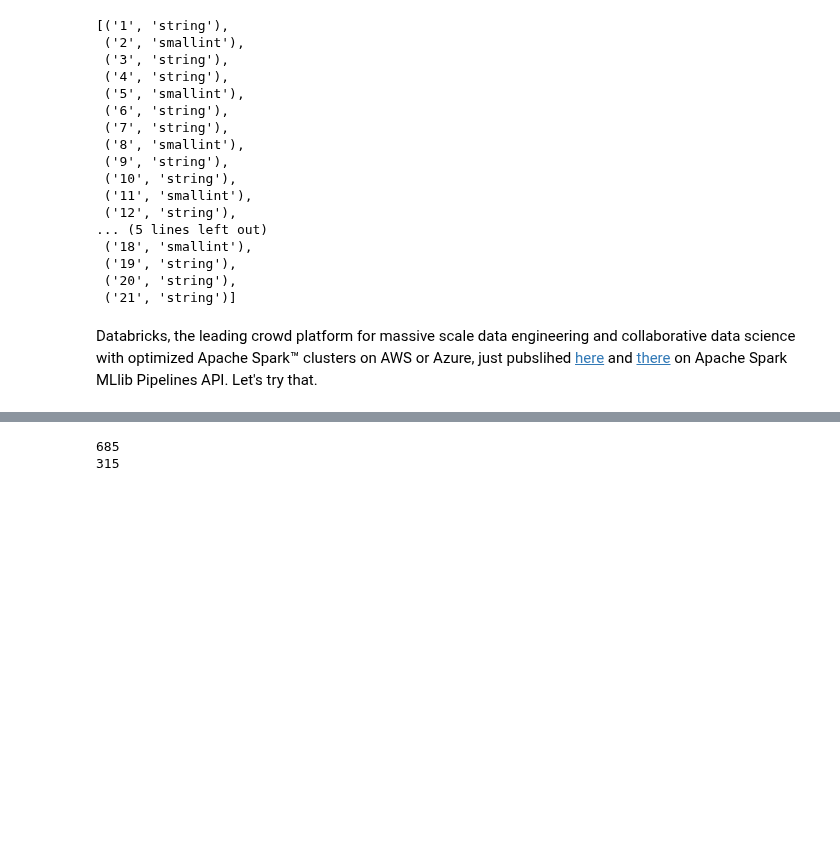
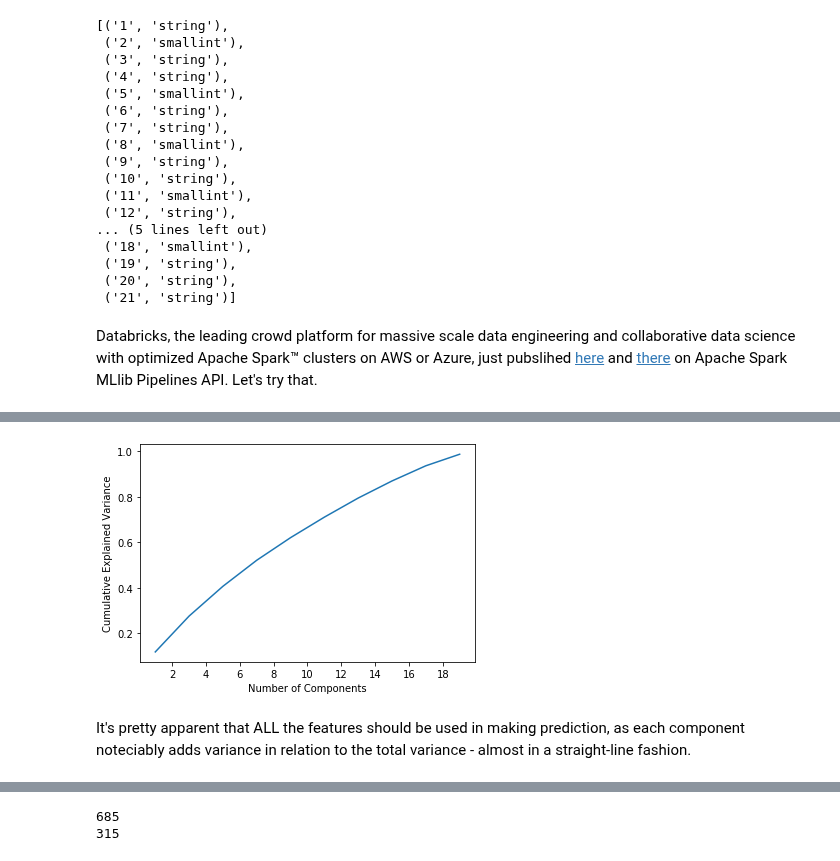
Before and after one commit to tezzytezzy/credit-risk-anomaly-detection, a Jupyter notebook: Binary_Classification.ipynb, the cells around one changed output, grey strips where cells are left out. Cells and saved outputs as stored; diff of their text form; code cells hidden in the pictures; blank space fills up the shorter version.

Commit message:
Cumulative Explained Variance

```diff
--- a/Binary_Classification.ipynb
+++ b/Binary_Classification.ipynb
@@ -136,3 +136,7 @@ STANDARDIZED_FEATURES_COL_NAME = 'std_features'
 
 standardScaler = StandardScaler(withMean=True, withStd=True, inputCol=FEATURE_VECTOR_COL_NAME, outputCol=STANDARDIZED_FEATURES_COL_NAME)
 stages += [standardScaler]
+# %%
+partialPipeline = Pipeline().setStages(stages)
+pipelineModel = partialPipeline.fit(df)
+df_pipeline = pipelineModel.transform(df)
@@ -138,0 +183,30 @@ stages += [standardScaler]
+# %%
+import numpy as np
+from pyspark.ml.feature import PCA
+from pyspark.ml.classification import LogisticRegression
+
+PCA_FEATURES_COL_NAME = "pca_features"
+PCA_feature_num_list = np.arange(1, COL_TOTAL_NUM, 2)
+PCA_explainedVariances_list = []
+cumulative_explained_variance = 0
+
+for PCA_feature_num in PCA_feature_num_list:
+    PCA_extracted = PCA(k=PCA_feature_num, inputCol=STANDARDIZED_FEATURES_COL_NAME, outputCol=PCA_FEATURES_COL_NAME)
+
+    pca_model = PCA_extracted.fit(df_pipeline)
+    df_PCA = pca_model.transform(df_pipeline)
+
+    df_train, df_test = df_PCA.randomSplit([0.7, 0.3], seed = 100)
+
+    LR = LogisticRegression(labelCol=LABEL_COL_NAME, featuresCol=PCA_FEATURES_COL_NAME, maxIter=50)
+    LR_model = LR.fit(df_train)
+    LR_preds = LR_model.transform(df_test) # Scikit-Learn uses predict() method for prediction
+#     LR_preds.select(LABEL_COL_NAME, "prediction", "rawPrediction", "probability").show(PRINT_ROW_NUM)
+
+#     print(pca_model.explainedVariance) [0.11832168009876139,0.08249816430977125,0.07512312765618046]
+#     print(np.cumsum(pca_model.explainedVariance)) [0.11832168 0.20081984 0.27594297]
+#     cumulative_explained_variance = cumulative_explained_variance + np.cumsum(pca_model.explainedVariance)[PCA_feature_num - 1]
+#     PCA_explainedVariances_list.append(cumulative_explained_variance)
+    PCA_explainedVariances_list.append(np.cumsum(pca_model.explainedVariance)[PCA_feature_num - 1])
+    print(np.cumsum(pca_model.explainedVariance)[PCA_feature_num - 1])
+#     print_performance_metrics(LR_preds)
@@ -138,0 +224,13 @@ stages += [standardScaler]
+# %%
+import matplotlib.pyplot as plt
+from matplotlib.ticker import MaxNLocator
+
+ax = plt.figure().gca()
+ax.plot(PCA_feature_num_list, PCA_explainedVariances_list)
+ax.xaxis.set_major_locator(MaxNLocator(integer=True))
+plt.xlabel('Number of Components')
+plt.ylabel('Cumulative Explained Variance');
+# %% [output]
+[figure, added]
+# %% [markdown]
+It's pretty apparent that ALL the features should be used in making prediction, as each component noteciably adds variance in relation to the total variance - almost in a straight-line fashion.
```
Also changed, not shown: parts of 3 cells of this notebook.
